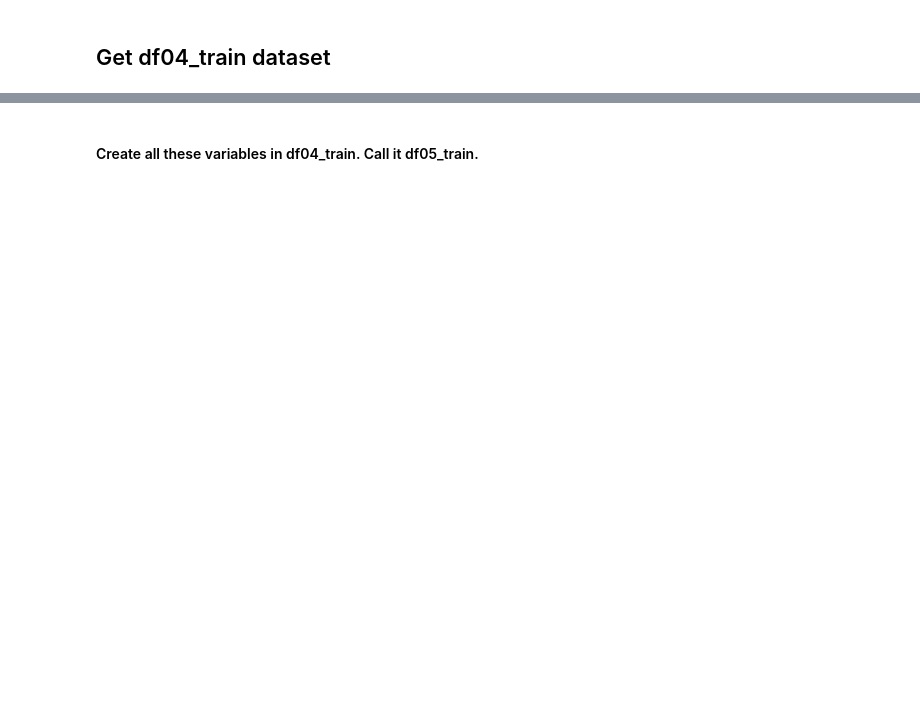
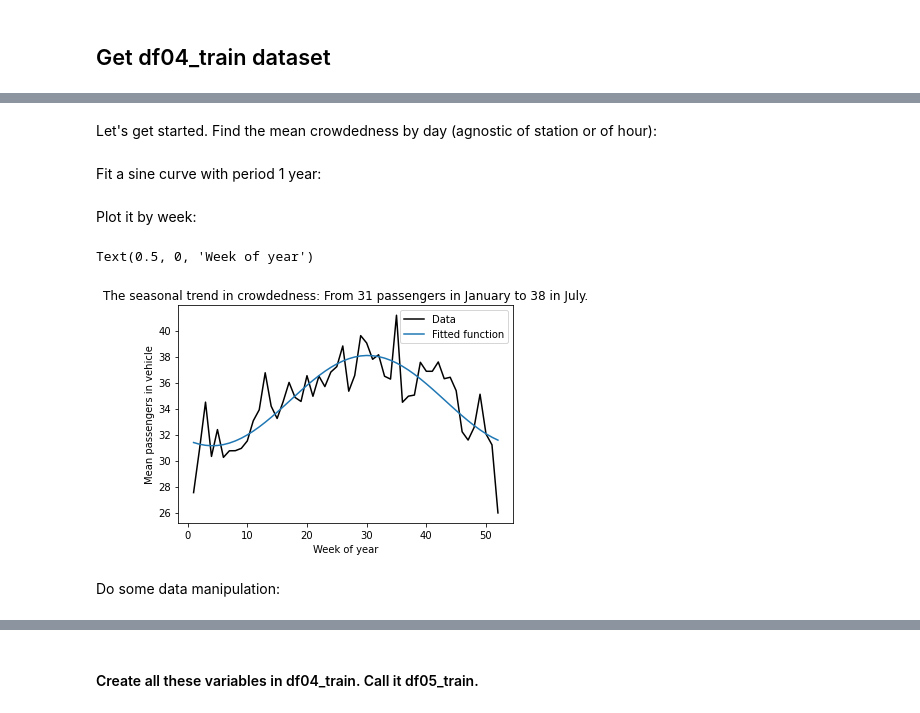
Before and after one commit to augustposch/seattle, a Jupyter notebook: notebooks/Cycles.ipynb, the cells around one changed output, grey strips where cells are left out. Saved outputs shown, nothing was run; the diff lists cells and outputs as text; code cells hidden in the pictures; blank space fills up the shorter version.

```diff
--- a/notebooks/Cycles.ipynb
+++ b/notebooks/Cycles.ipynb
@@ -194,0 +37,2 @@ cw_agg_woy.name = 'WkAvgCrowded'
+# %% [markdown]
+Let's get started. Find the mean crowdedness by day (agnostic of station or of hour):
@@ -194,0 +44,2 @@ cw_agg_woy.name = 'WkAvgCrowded'
+# %% [markdown]
+Fit a sine curve with period 1 year:
@@ -194,0 +53,22 @@ cw_agg_woy.name = 'WkAvgCrowded'
+# %% [markdown]
+Plot it by week:
+# %%
+x_data = pw_agg_woy.index
+y_data = pw_agg_woy
+y_sinu_year = pd.Series(data=sinu(x_data, params[0], params[1], params[2]),
+                   index=x_data)
+
+
+plt.figure(figsize=(6, 4))
+plt.plot(x_data, y_data, label='Data', c='black')
+plt.plot(x_data, y_sinu_year,
+         label='Fitted function')
+plt.title('The seasonal trend in crowdedness: From 31 passengers in January to 38 in July.')
+plt.legend(loc='best')
+plt.ylabel('Mean passengers in vehicle')
+plt.xlabel('Week of year')
+# %% [output]
+Text(0.5, 0, 'Week of year')
+[figure, added]
+# %% [markdown]
+Do some data manipulation:
```
Also changed, not shown: parts of 53 cells of this notebook, 1 other file.
